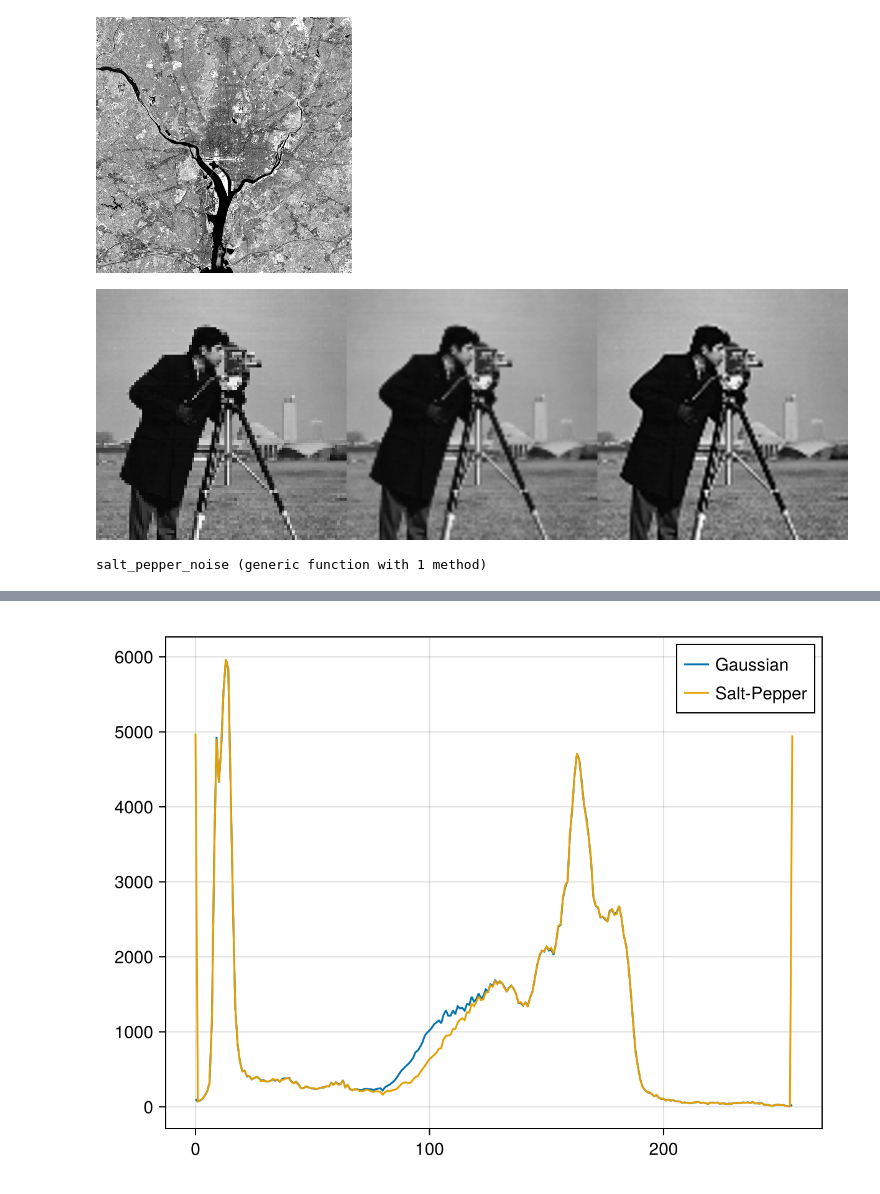
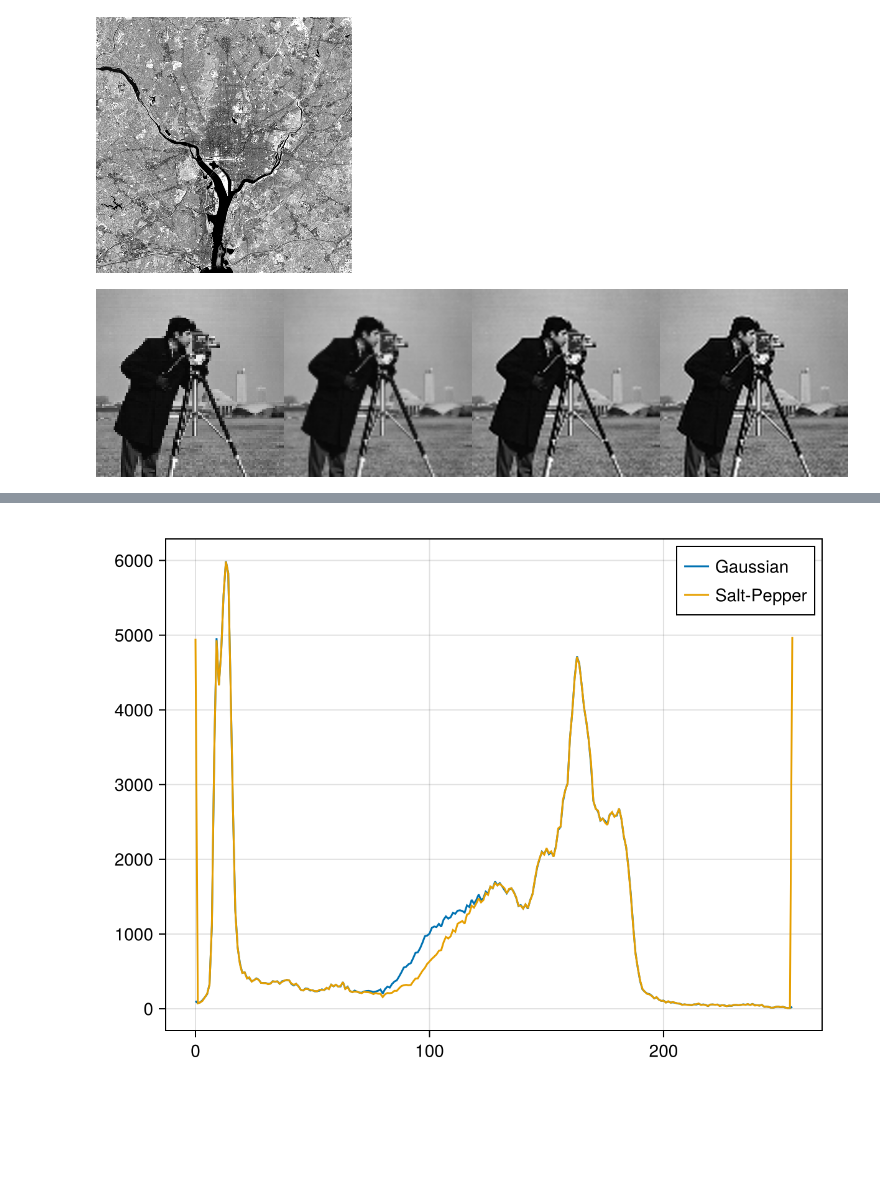
Before and after one commit to Julia-KAERI/NumericalAnalysis, a Jupyter notebook: src/image_processing/notebooks/image01.ipynb, the cells around one changed output, grey strips where cells are left out. Cells and saved outputs as stored; diff of their text form; code cells hidden in the pictures; blank space fills up the shorter version.

```diff
--- a/src/image_processing/notebooks/image01.ipynb
+++ b/src/image_processing/notebooks/image01.ipynb
@@ -1,7 +1,7 @@
 # %%
-using Pkg, CairoMakie, LaTeXStrings
+using Pkg, CairoMakie, LaTeXStrings, LinearAlgebra
 Pkg.activate("/Users/jiyong/.juliaenv/image")
 using OpenCV, TestImages
-cv = OpenCV;
+include("cvext.jl")
 # %% [output]
   Activating project at `~/.juliaenv/image`
@@ -103,36 +54,10 @@ img1
 # %%
 img0= cv.resize(img2mat(testimage("cameraman.tif")), cv.Size{Int32}(100, 100))
 img1 = cv.resize(img0, cv.Size(Int32(256), Int32(256));interpolation= cv.INTER_NEAREST)
 img2 = cv.resize(img0, cv.Size(Int32(256), Int32(256));interpolation= cv.INTER_LINEAR)
 img3 = cv.resize(img0, cv.Size(Int32(256), Int32(256));interpolation= cv.INTER_CUBIC)
-s = arr2mat(cat(img1, img2, img3; dims=2))
+img4 = cv.resize(img0, cv.Size(Int32(256), Int32(256));interpolation= cv.INTER_LANCZOS4)
+s = arr2mat(cat(img1, img2, img3, img4; dims=2))
 #cv.imwrite("interpolation.png", s)
 # %% [output]
-[figure, old version]
+[figure, new version]
-# %%
-img0= img2mat(testimage("cameraman.tif"))
-
-using Distributions
-function gaussian_noise(img::OpenCV.Mat{T}, μ, σ, N) where T<:Union{UInt8, UInt16}
-    m, n = size(img)[2:3]
-    MM = typemax(T)
-    Y, X, V = rand(1:m, N), rand(1:n, N), round.(T, rand(truncated(Normal(μ, σ), 0, MM), N))
-    img2 = copy(img)
-    for (y, x, v) ∈ zip(Y, X, V)
-        img2[1, y, x] = v
-    end
-    return img2
-end
-
-function salt_pepper_noise(img::OpenCV.Mat{T}, N) where T<:Union{UInt8, UInt16}
-    m, n = size(img)[2:3]
-    MM = typemax(T)
-    Y, X, V = rand(1:m, N), rand(1:n, N), sample([0, MM], N)
-    img2 = copy(img)
-    for (y, x, v) ∈ zip(Y, X, V)
-        img2[1, y, x] = v
-    end
-    return img2
-end
-# %% [output]
-salt_pepper_noise (generic function with 1 method)
```
Also changed, not shown: parts of 28 cells of this notebook, 11 other files.
